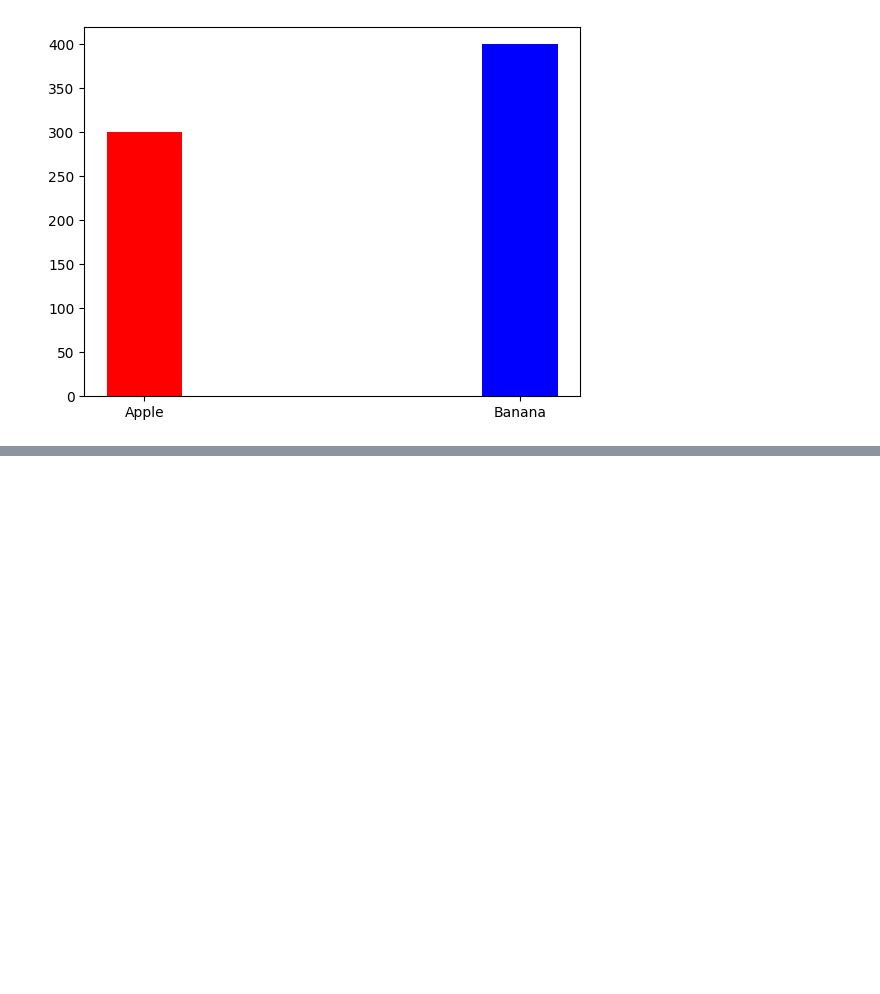
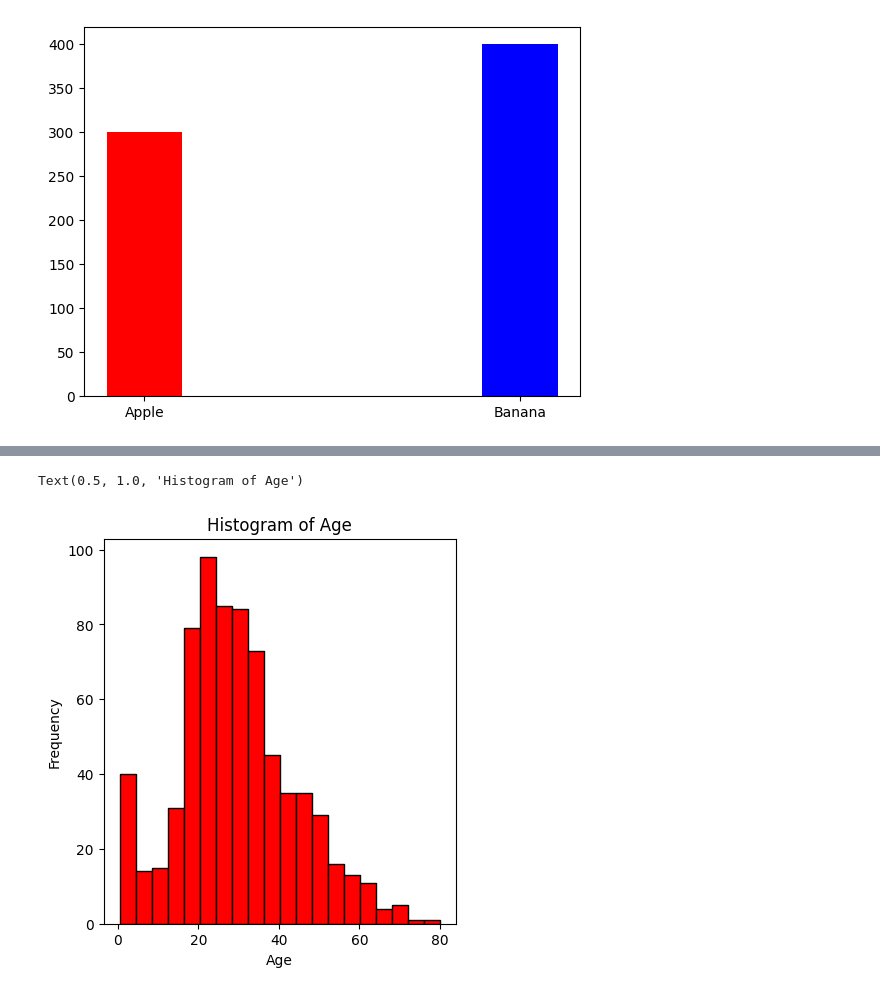
Before and after one commit to TouseefDataScientist/Machine-learning, a Jupyter notebook: satti.ipynb, the cells around one changed output, grey strips where cells are left out. Cells and saved outputs as stored; diff of their text form; code cells hidden in the pictures; blank space fills up the shorter version.

```diff
--- a/satti.ipynb
+++ b/satti.ipynb
@@ -147,0 +162,10 @@ plt.bar(c,d, color=col, width=0.2)
+# %%
+plt.figure(figsize=(10,5))
+plt.subplot(1,2,1)
+plt.hist (df['Age'].dropna(), bins=20,color='red', edgecolor='black')
+plt.xlabel('Age')
+plt.ylabel('Frequency')
+plt.title('Histogram of Age')
+# %% [output]
+Text(0.5, 1.0, 'Histogram of Age')
+[figure, added]
```
Also changed, not shown: parts of 10 cells of this notebook.
